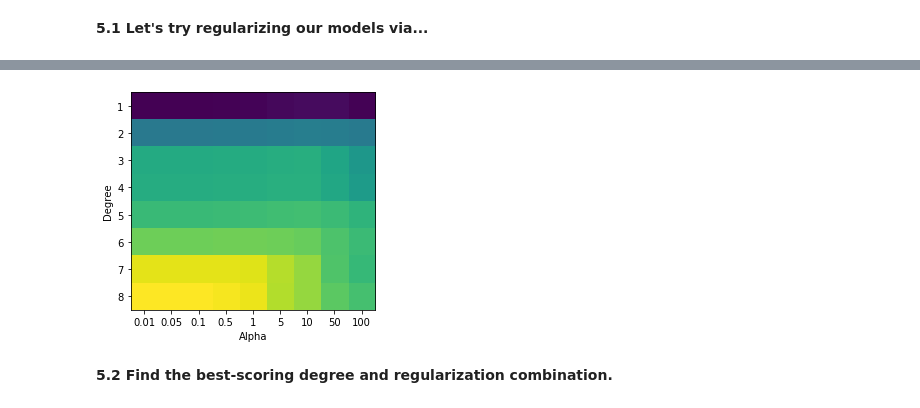
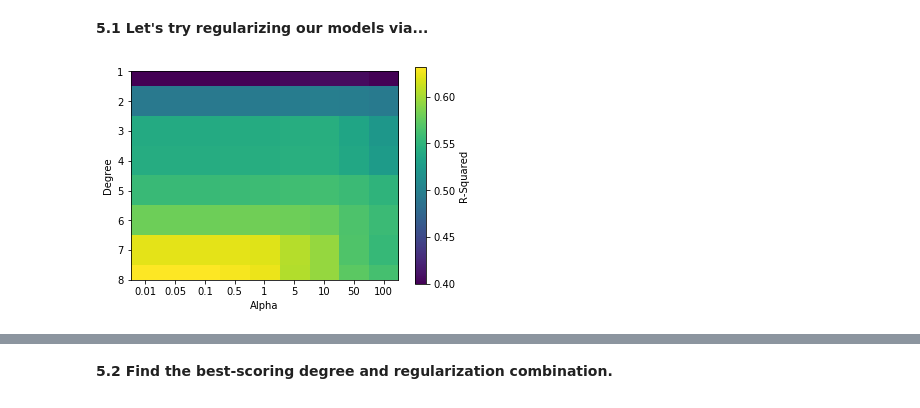
Before and after one commit to kdumontnu/2019-CS109A, a Jupyter notebook: homework/hw3/cs109a_hw3submit.ipynb, the cells around one changed output, grey strips where cells are left out. Cells and saved outputs as stored; diff of their text form; code cells hidden in the pictures.

```diff
--- a/homework/hw3/cs109a_hw3submit.ipynb
+++ b/homework/hw3/cs109a_hw3submit.ipynb
@@ -1118,23 +1118,29 @@ Note: On the lasso model, you may need to increase `max_iter` (start with 100,00
 # %%
 # Split training set
 BSS_train_split, BSS_val = train_test_split(BSS_train,
                                            random_state = 90,
                                            test_size = 0.8)
 alphas = [.01,.05,.1,.5,1,5,10,50,100]
 R_squared = np.zeros((8,len(alphas)))
 
 for degree in range(1,9):
     x_train, y_train, x_val, y_val = get_design_mats(BSS_train_split.reset_index(), BSS_val.reset_index(), degree)
 
     for alpha in alphas:
         ridge_model = Ridge(alpha=alpha).fit(x_train, y_train)
         R_squared[degree - 1][alphas.index(alpha)] = ridge_model.score(x_val, y_val)
 
-plt.imshow(R_squared)
-plt.xticks(np.arange(len(alphas)), labels=alphas)
-plt.yticks(np.arange(len(range(1,9))), labels=range(1,9))
-plt.xlabel('Alpha')
-plt.ylabel('Degree')
+ax = plt.gca()
+im = ax.imshow(R_squared)
+cbar = ax.figure.colorbar(im, ax=ax, label='R-Squared')
+ax.set_xticks(np.arange(len(alphas)))
+ax.set_xticklabels(alphas)
+ax.set_yticks(np.arange(len(range(1,9))))
+ax.set_yticklabels(range(1,9))
+ax.set_xlabel('Alpha')
+ax.set_ylabel('Degree')
+plt.show()
 
 R_squared
 # %% [output]
+[figure, new version]
@@ -1157,4 +1163,3 @@ array([[0.39940634, 0.39952598, 0.39966422, 0.40050554, 0.40126321,
-[figure, old version]
 # %% [markdown]
 **5.2 Find the best-scoring degree and regularization combination.**
 # %%
```
Also changed, not shown: parts of 13 cells of this notebook.
